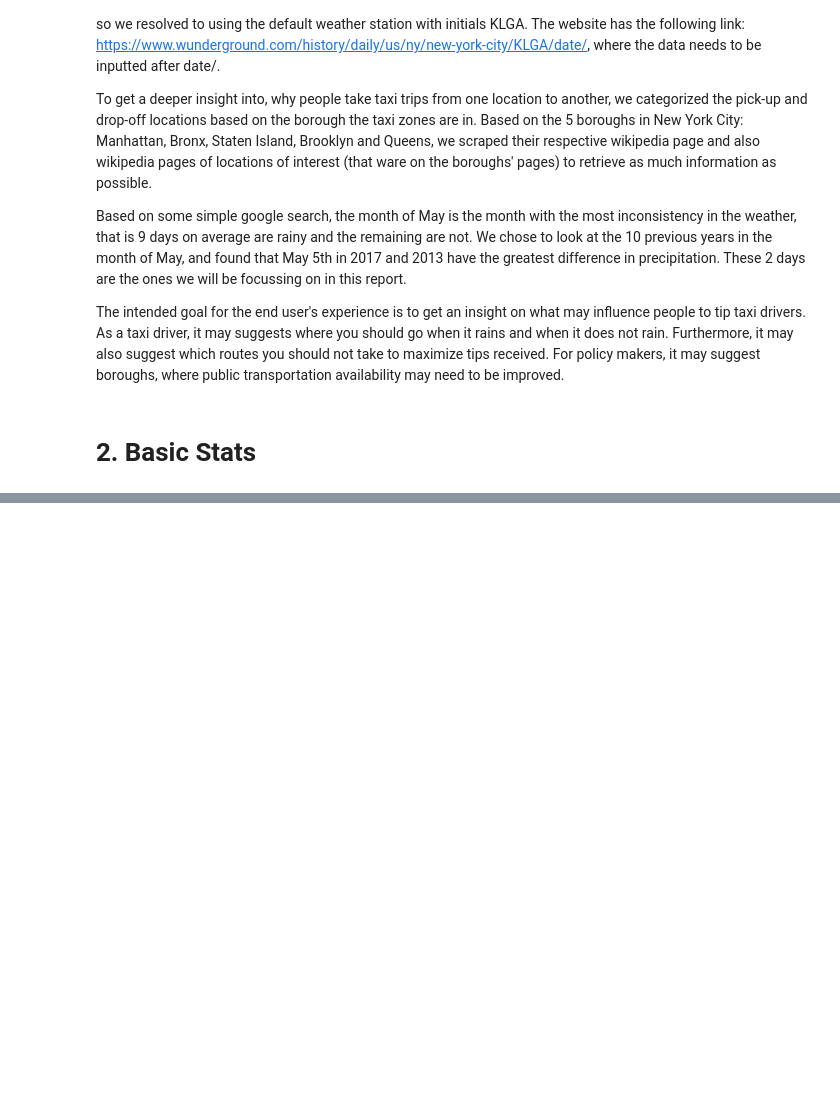
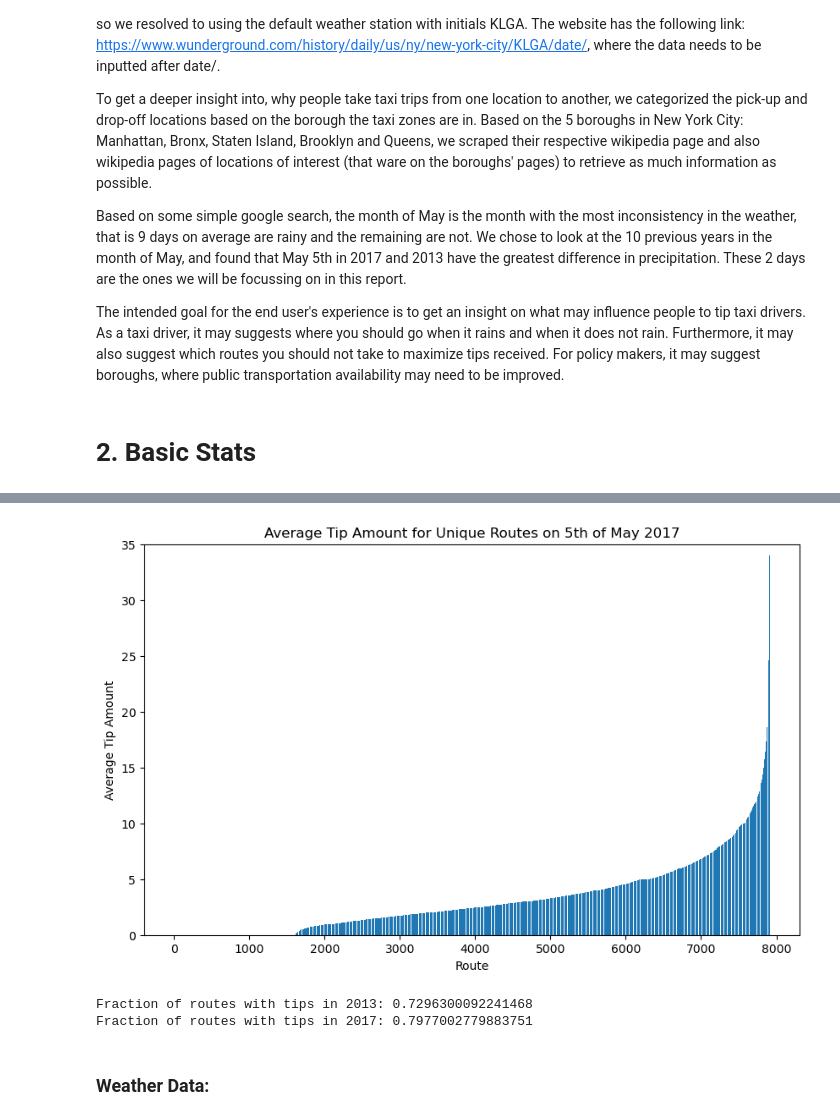
Before and after one commit to jesp9435/ComSocSci, a Jupyter notebook: Explainer.ipynb, the cells around one changed output, grey strips where cells are left out. Drawn from its saved outputs; the diff is of its cells as text; code cells hidden in the pictures; blank space fills up the shorter version.

```diff
--- a/Explainer.ipynb
+++ b/Explainer.ipynb
@@ -80,3 +314,32 @@ Staten Island: 43905
+# %%
+routes, average_tips = zip(*data[1])  # Unpack routes and average tips
+
+# Create plot
+plt.figure(figsize=(10, 6))
+plt.bar(range(len(average_tips)), average_tips, align='center')
+plt.title('Average Tip Amount for Unique Routes on 5th of May 2017')
+plt.xlabel('Route')
+plt.ylabel('Average Tip Amount')
+plt.ylim(0, 35)
+plt.show()
+# %% [output]
+[figure, added]
+# %%
+count1 = 0
+for i in data[0]:
+    if i[1] > 0.0:
+        count1 += 1
+count2 = 0
+for i in data[1]:
+    if i[1] > 0.0:
+        count2 += 1
+print("Fraction of routes with tips in 2013:", count1/9757)
+print("Fraction of routes with tips in 2017:", count2/7914)
+# %% [output]
+Fraction of routes with tips in 2013: 0.7296300092241468
+Fraction of routes with tips in 2017: 0.7977002779883751
+# %% [markdown]
+### Weather Data:
 # %%
 dictionaries = []
 def process_data(date): # Method to scrape weather data based on data
```
Also changed, not shown: parts of 36 cells of this notebook, 1 other file.
